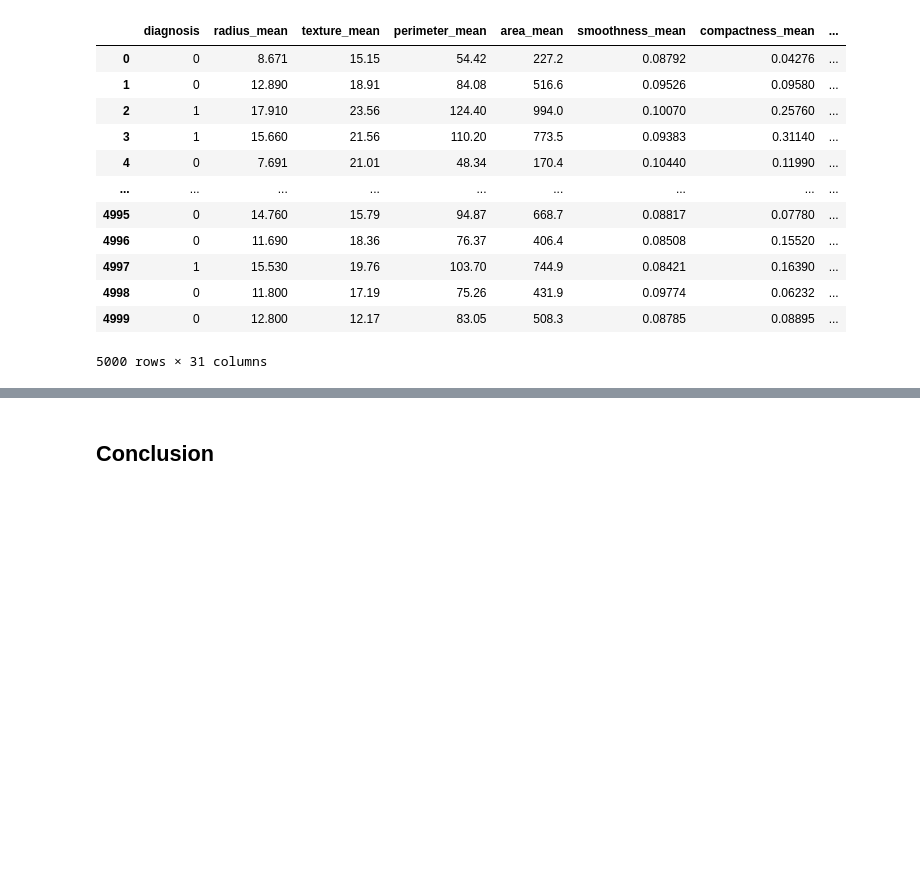
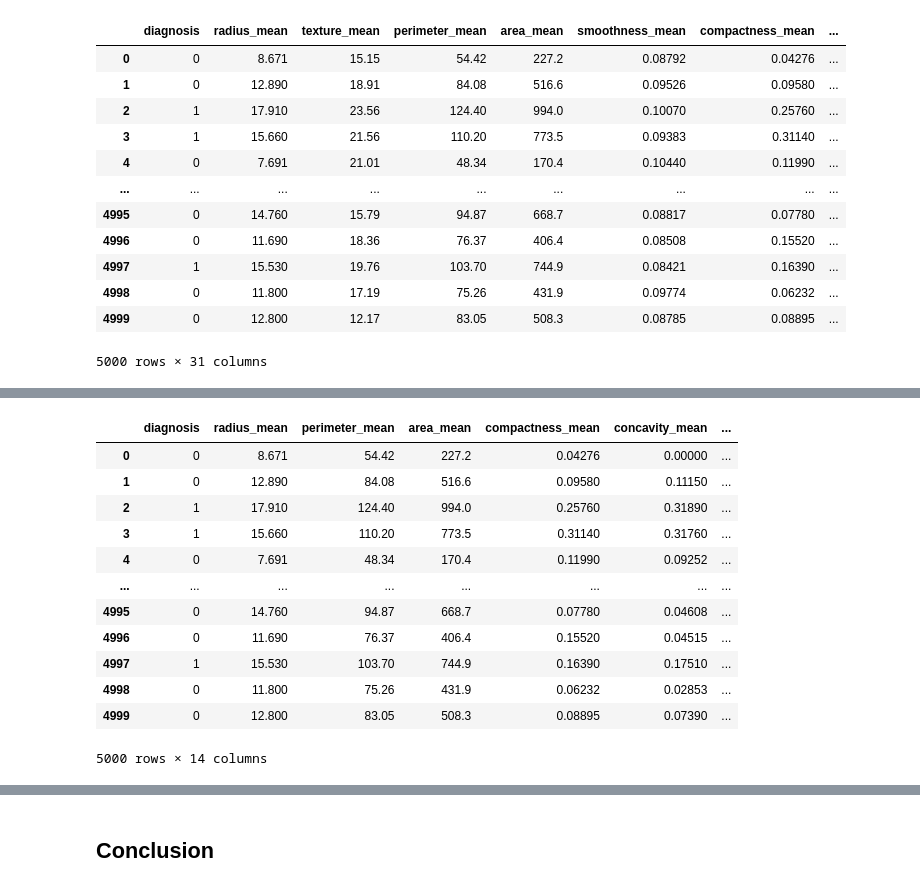
Before and after one commit to fabiofabrizi/pfDA_Project2, a Jupyter notebook: pfDA_Project_2_notebook.ipynb, the cells around one changed output, grey strips where cells are left out. Drawn from its saved outputs; the diff is of its cells as text; code cells hidden in the pictures; blank space fills up the shorter version.

```diff
--- a/pfDA_Project_2_notebook.ipynb
+++ b/pfDA_Project_2_notebook.ipynb
@@ -2363,6 +2385,6 @@ The second one, 'high-c
 # %%
-df3 = pd.read_csv('Wisconsin_Gretel.csv')
-df3
+df4 = pd.read_csv('Wisconsin_Gretel.csv')
+df4
 # %% [output]
 |  | diagnosis | radius_mean | texture_mean | perimeter_mean | area_mean | smoothness_mean | compactness_mean | ... |
 | 0 | 0 | 8.671 | 15.15 | 54.42 | 227.2 | 0.08792 | 0.04276 | ... |
@@ -2379,0 +2406,7 @@ df3
+# %%
+# pos_cor_var are the positively correlated variables with diagnosis
+pos_cor_var = df4.corr()[abs(df4.corr()['diagnosis']) > 0.54].index
+print(f'Positively correlated variables:')
+print(pos_cor_var.sort_values(ascending = False), '\n')
+print(f'Number of positive variables: {len(pos_cor_var)}')
+var_to_drop = df4.corr()[abs(df4.corr()['diagnosis']) < 0.54].index
@@ -2379,0 +2422,18 @@ df3
+# %%
+# Drop low correlation columns wrt diagnosis
+X = df4.drop(var_to_drop, axis=1)
+X
+# %% [output]
+|  | diagnosis | radius_mean | perimeter_mean | area_mean | compactness_mean | concavity_mean | ... |
+| 0 | 0 | 8.671 | 54.42 | 227.2 | 0.04276 | 0.00000 | ... |
+| 1 | 0 | 12.890 | 84.08 | 516.6 | 0.09580 | 0.11150 | ... |
+| 2 | 1 | 17.910 | 124.40 | 994.0 | 0.25760 | 0.31890 | ... |
+| 3 | 1 | 15.660 | 110.20 | 773.5 | 0.31140 | 0.31760 | ... |
+| 4 | 0 | 7.691 | 48.34 | 170.4 | 0.11990 | 0.09252 | ... |
+| ... | ... | ... | ... | ... | ... | ... | ... |
+| 4995 | 0 | 14.760 | 94.87 | 668.7 | 0.07780 | 0.04608 | ... |
+| 4996 | 0 | 11.690 | 76.37 | 406.4 | 0.15520 | 0.04515 | ... |
+| 4997 | 1 | 15.530 | 103.70 | 744.9 | 0.16390 | 0.17510 | ... |
+| 4998 | 0 | 11.800 | 75.26 | 431.9 | 0.06232 | 0.02853 | ... |
+| 4999 | 0 | 12.800 | 83.05 | 508.3 | 0.08895 | 0.07390 | ... |
+5000 rows × 14 columns
```
Also changed, not shown: parts of 79 cells of this notebook.
